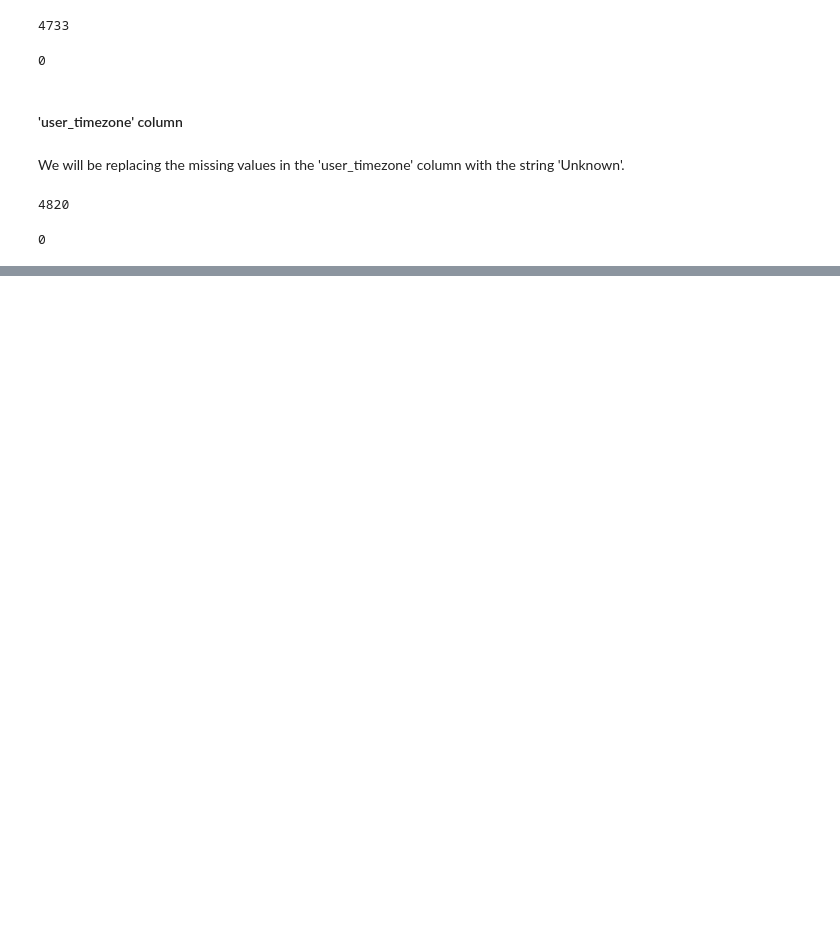
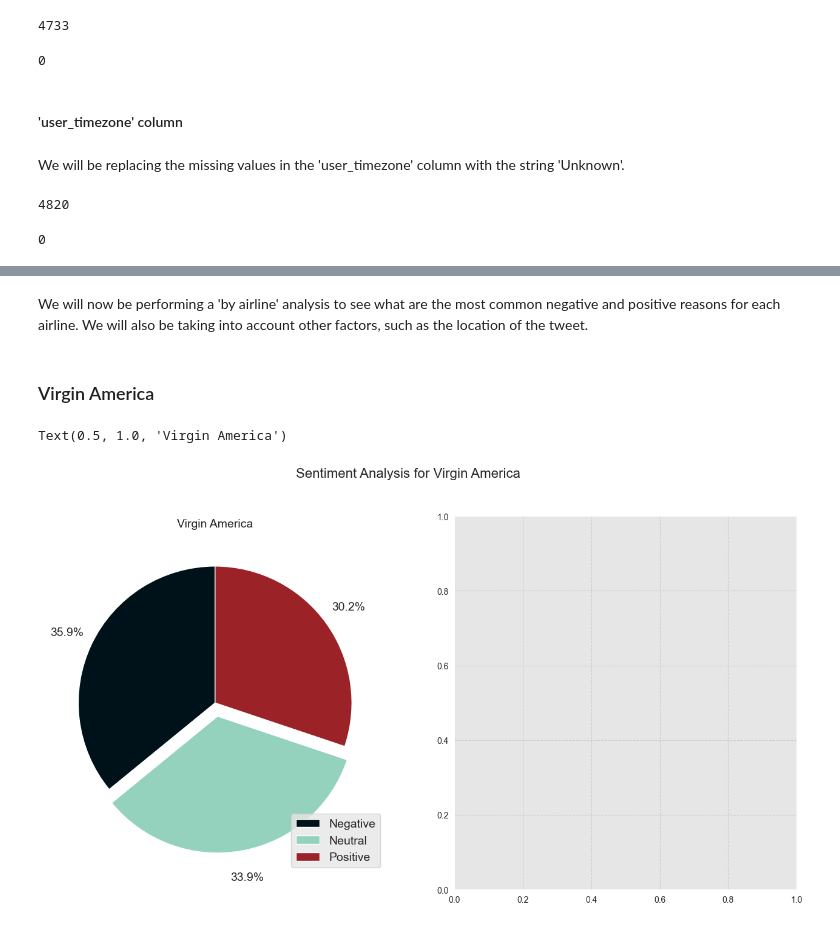
Before and after one commit to scuellaralmagro/airline-sentiment-analysis, a Jupyter notebook: tweets_EDA.ipynb, the cells around one changed output, grey strips where cells are left out. Cells and saved outputs as stored; diff of their text form; code cells hidden in the pictures; blank space fills up the shorter version.

```diff
--- a/tweets_EDA.ipynb
+++ b/tweets_EDA.ipynb
@@ -417,0 +486,28 @@ data['user_timezone'].isnull().sum()
+# %% [markdown]
+We will now be performing a 'by airline' analysis to see what are the most common negative and positive reasons for each airline. We will also be taking into account other factors, such as the location of the tweet.
+# %% [markdown]
+### Virgin America
+# %%
+fig, ax = plt.subplots(1, 2, figsize=(16,8))
+fig.suptitle('Sentiment Analysis for Virgin America', fontsize=16)
+
+# Plot the distribution of the airline_sentiment column for this airline as a pie chart.
+
+fig4 = data[data['airline'] == 'Virgin America'].groupby('airline_sentiment').size().plot(kind='pie',
+                                                                                            autopct='%1.1f%%',
+                                                                                            fontsize=14,
+                                                                                            startangle=90,
+                                                                                            explode=(0,0.1,0),
+                                                                                            colors=['#001219','#94d2bd','#9b2226'],
+                                                                                            labeldistance=1.1,
+                                                                                            pctdistance=1.2,
+                                                                                            labels=None,
+                                                                                            ax=ax[0])
+
+fig4.legend(labels=['Negative', 'Neutral', 'Positive'],
+            loc='lower right',
+            fontsize=14)
+fig4.set_title('Virgin America', fontsize=14)
+# %% [output]
+Text(0.5, 1.0, 'Virgin America')
+[figure, added]
```
Also changed, not shown: parts of 8 cells of this notebook.
